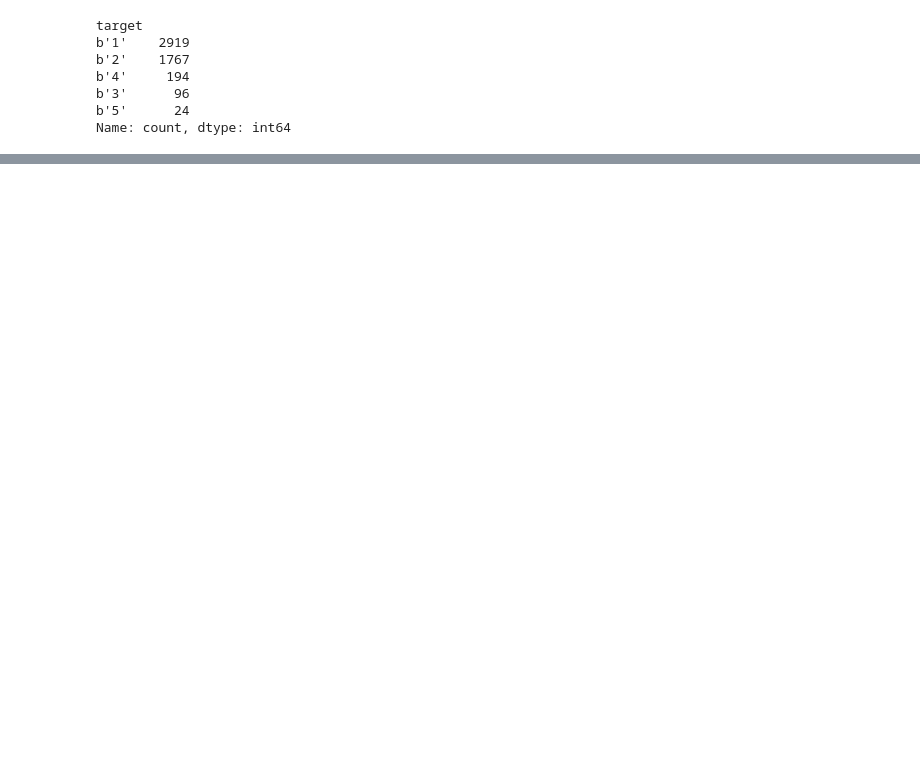
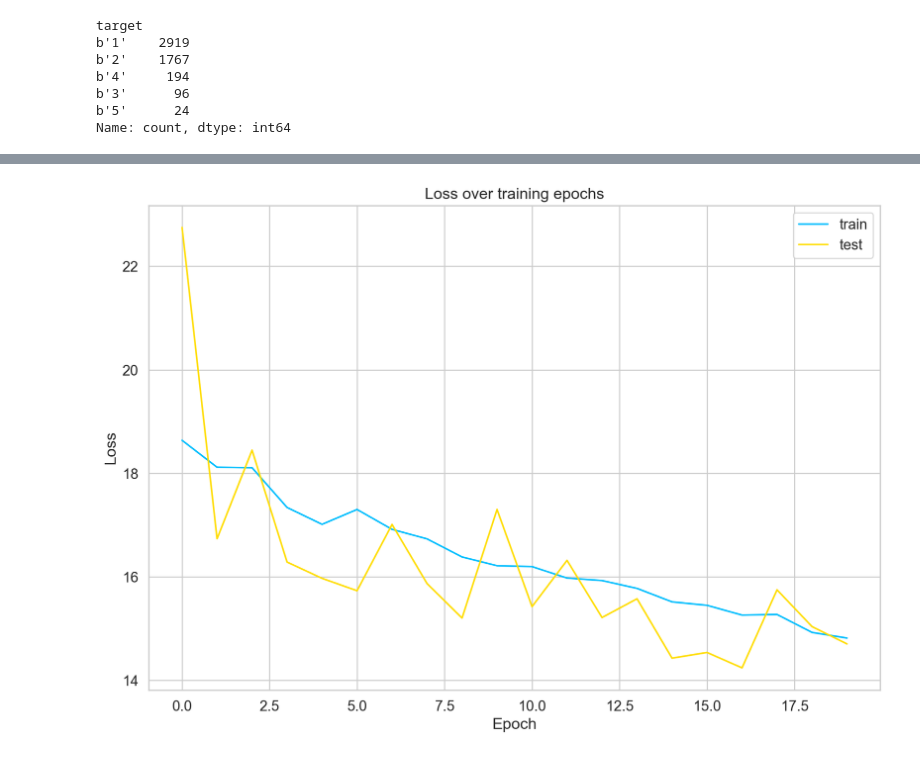
Before and after one commit to Joicylara/LSTM-Autoencoders, a Jupyter notebook: autocodificadores LSTM.ipynb, the cells around one changed output, grey strips where cells are left out. Cells and saved outputs as stored; diff of their text form; code cells hidden in the pictures; blank space fills up the shorter version.

```diff
--- a/autocodificadores LSTM.ipynb
+++ b/autocodificadores LSTM.ipynb
@@ -152,0 +252,5 @@ fig.tight_layout()
+# %%
+train_dataset, seq_len, n_features = create_dataset(train_df)
+val_dataset, _, _ = create_dataset(val_df)
+test_normal_dataset, _, _ = create_dataset(test_df)
+test_anomaly_dataset, _, _ = create_dataset(anomaly_df)
@@ -152,0 +321,17 @@ fig.tight_layout()
+# %%
+class RecurrentAutoencoder(nn.Module):
+
+  def __init__(self, seq_len, n_features, embedding_dim=64):
+    super(RecurrentAutoencoder, self).__init__()
+
+    self.encoder = Encoder(seq_len, n_features, embedding_dim).to(device)
+    self.decoder = Decoder(seq_len, embedding_dim, n_features).to(device)
+
+  def forward(self, x):
+    x = self.encoder(x)
+    x = self.decoder(x)
+
+    return x
+# %%
+model = RecurrentAutoencoder(seq_len, n_features, 128)
+model = model.to(device)
@@ -152,0 +389,7 @@ fig.tight_layout()
+# %%
+model, history = train_model(
+  model,
+  train_dataset,
+  val_dataset,
+  n_epochs=20
+)
@@ -152,0 +417,12 @@ fig.tight_layout()
+# %%
+ax = plt.figure().gca()
+
+ax.plot(history['train'])
+ax.plot(history['val'])
+plt.ylabel('Loss')
+plt.xlabel('Epoch')
+plt.legend(['train', 'test'])
+plt.title('Loss over training epochs')
+plt.show()
+# %% [output]
+[figure, added]
```
Also changed, not shown: parts of 26 cells of this notebook, 1 other file.
